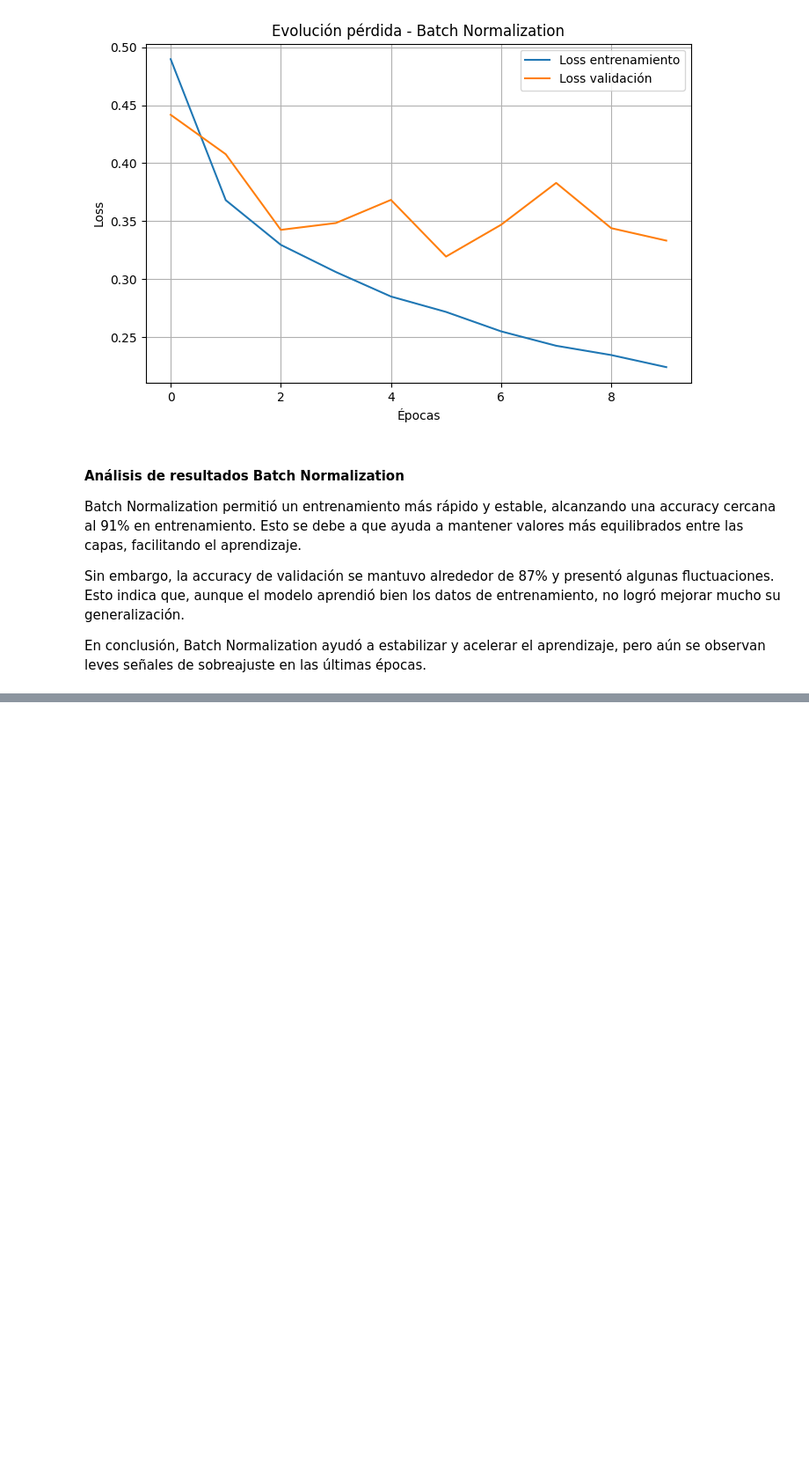
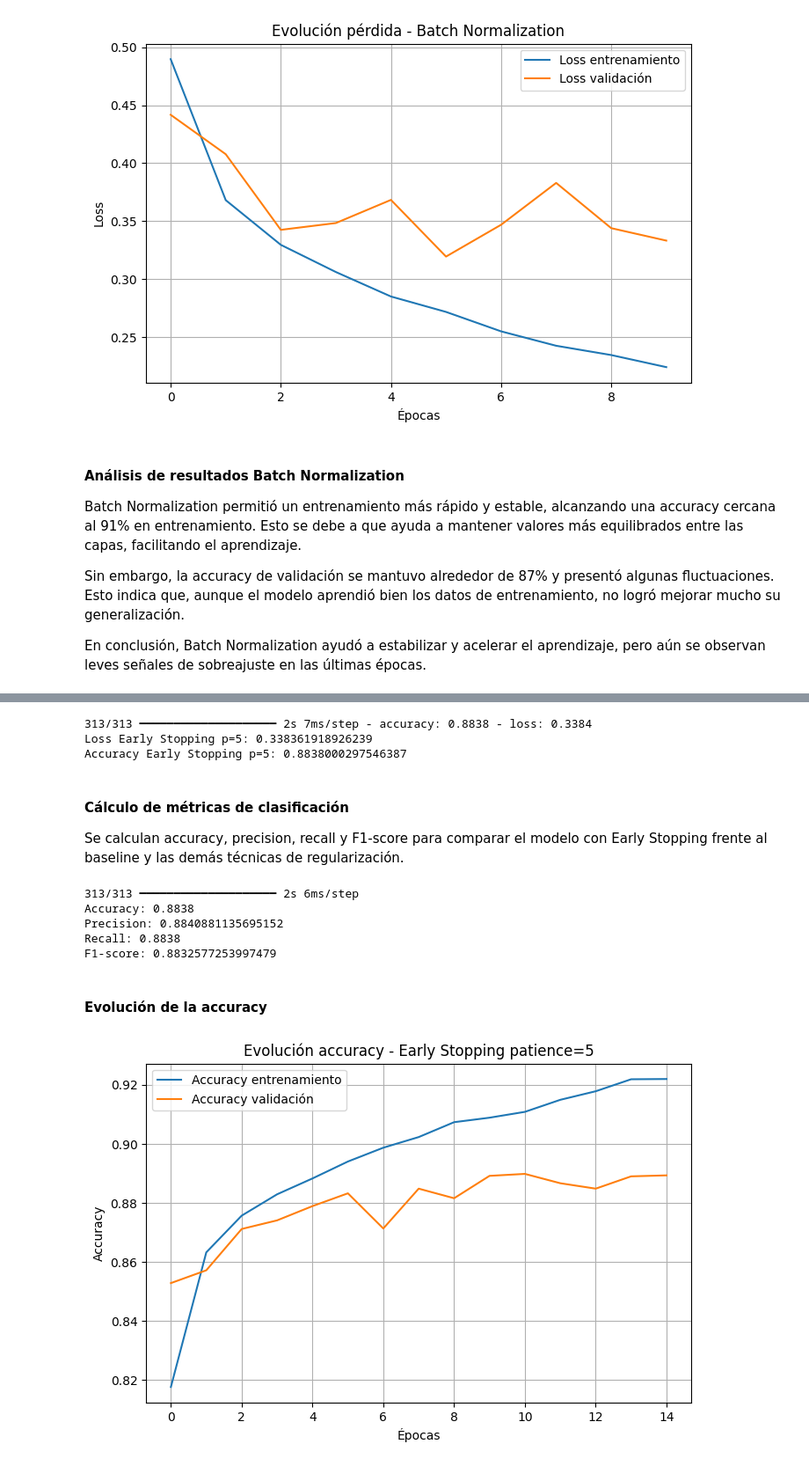
Before and after one commit to Francheskacisterna/Evaluacion_n1, a Jupyter notebook: Evaluacion_n2.ipynb, the cells around one changed output, grey strips where cells are left out. Shown at 88% size. Cells and saved outputs as stored; diff of their text form; code cells hidden in the pictures; blank space fills up the shorter version.

Commit message:
Se agrega Early Stopping con patience=5, métricas, gráficos de accuracy/loss y análisis de resultados.

```diff
--- a/Evaluacion_n2.ipynb
+++ b/Evaluacion_n2.ipynb
@@ -1130,0 +1149,7 @@ En conclusión, Batch Normalization ayudó a estabilizar y acelerar el aprendiza
+# %%
+model_es_5 = keras.Sequential([
+    layers.Input(shape=(784,)),
+    layers.Dense(128, activation='relu'),
+    layers.Dense(64, activation='relu'),
+    layers.Dense(10, activation='softmax')
+])
@@ -1130,0 +1161,6 @@ En conclusión, Batch Normalization ayudó a estabilizar y acelerar el aprendiza
+# %%
+model_es_5.compile(
+    optimizer='adam',
+    loss='sparse_categorical_crossentropy',
+    metrics=['accuracy']
+)
@@ -1130,0 +1173,6 @@ En conclusión, Batch Normalization ayudó a estabilizar y acelerar el aprendiza
+# %%
+early_stop_5 = EarlyStopping(
+    monitor='val_loss',
+    patience=5,
+    restore_best_weights=True
+)
@@ -1130,0 +1184,9 @@ En conclusión, Batch Normalization ayudó a estabilizar y acelerar el aprendiza
+# %%
+history_es_5 = model_es_5.fit(
+    X_train,
+    y_train,
+    epochs=50,
+    batch_size=32,
+    validation_split=0.2,
+    callbacks=[early_stop_5]
+)
@@ -1130,0 +1221,50 @@ En conclusión, Batch Normalization ayudó a estabilizar y acelerar el aprendiza
+# %%
+test_loss_es_5, test_accuracy_es_5 = model_es_5.evaluate(X_test, y_test)
+
+print("Loss Early Stopping p=5:", test_loss_es_5)
+print("Accuracy Early Stopping p=5:", test_accuracy_es_5)
+# %% [output]
+313/313 ━━━━━━━━━━━━━━━━━━━━ 2s 7ms/step - accuracy: 0.8838 - loss: 0.3384
+Loss Early Stopping p=5: 0.338361918926239
+Accuracy Early Stopping p=5: 0.8838000297546387
+# %% [markdown]
+#### Cálculo de métricas de clasificación
+
+Se calculan accuracy, precision, recall y F1-score para comparar el modelo con Early Stopping frente al baseline y las demás técnicas de regularización.
+# %%
+y_pred_es_5 = model_es_5.predict(X_test)
+y_pred_es_5 = np.argmax(y_pred_es_5, axis=1)
+
+accuracy_es_5 = accuracy_score(y_test, y_pred_es_5)
+precision_es_5 = precision_score(y_test, y_pred_es_5, average='weighted')
+recall_es_5 = recall_score(y_test, y_pred_es_5, average='weighted')
+f1_es_5 = f1_score(y_test, y_pred_es_5, average='weighted')
+
+print("Accuracy:", accuracy_es_5)
+print("Precision:", precision_es_5)
+print("Recall:", recall_es_5)
+print("F1-score:", f1_es_5)
+# %% [output]
+313/313 ━━━━━━━━━━━━━━━━━━━━ 2s 6ms/step
+Accuracy: 0.8838
+Precision: 0.8840881135695152
+Recall: 0.8838
+F1-score: 0.8832577253997479
+# %% [markdown]
+#### Evolución de la accuracy
+# %%
+plt.figure(figsize=(8,5))
+
+plt.plot(history_es_5.history['accuracy'], label='Accuracy entrenamiento')
+plt.plot(history_es_5.history['val_accuracy'], label='Accuracy validación')
+
+plt.title('Evolución accuracy - Early Stopping patience=5')
+plt.xlabel('Épocas')
+plt.ylabel('Accuracy')
+
+plt.legend()
+plt.grid(True)
+
+plt.show()
+# %% [output]
+[figure, added]
```
Also changed, not shown: parts of 13 cells of this notebook.
